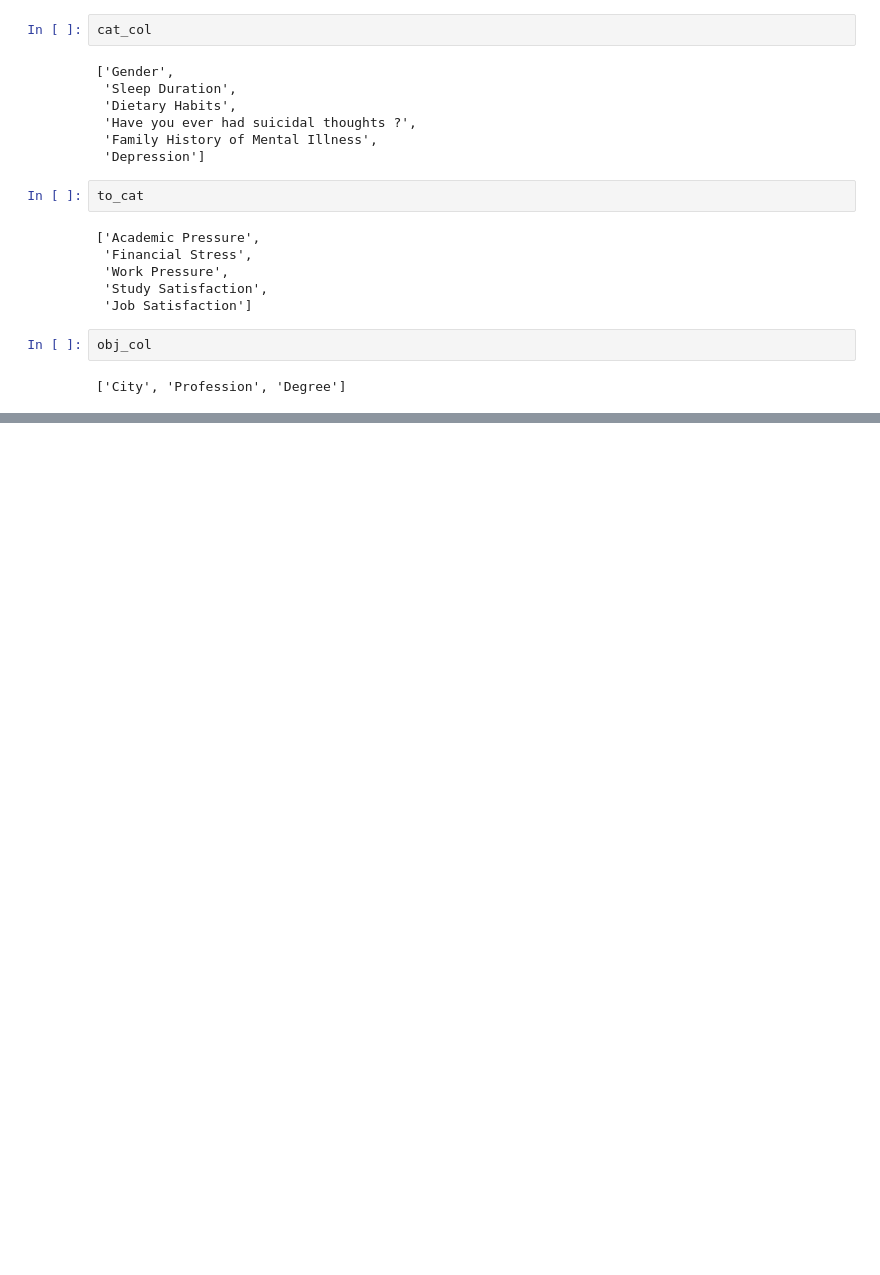
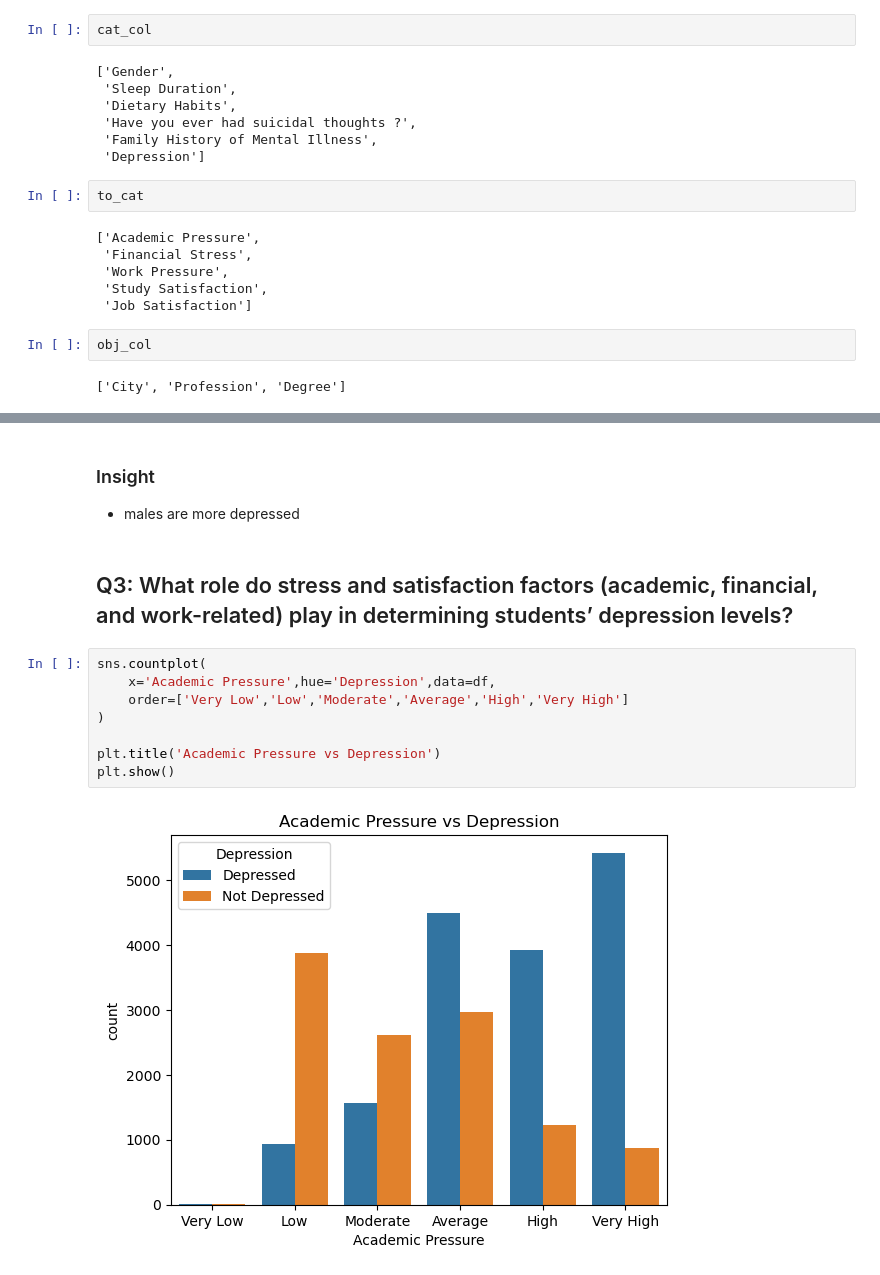
Before and after one commit to AkhileshDesai19/Student_depression_Data_Analysis, a Jupyter notebook: student_depression_analysis.ipynb, the cells around one changed output, grey strips where cells are left out. Drawn from its saved outputs; the diff is of its cells as text; blank space fills up the shorter version.

```diff
--- a/student_depression_analysis.ipynb
+++ b/student_depression_analysis.ipynb
@@ -694,0 +729,16 @@ obj_col
+# %% [markdown]
+### Insight
+
+- males are more depressed
+# %% [markdown]
+## Q3: What role do stress and satisfaction factors (academic, financial, and work-related) play in determining students’ depression levels?
+# %%
+sns.countplot(
+    x='Academic Pressure',hue='Depression',data=df,
+    order=['Very Low','Low','Moderate','Average','High','Very High']
+)
+
+plt.title('Academic Pressure vs Depression')
+plt.show()
+# %% [output]
+[figure, added]
```
Also changed, not shown: parts of 50 cells of this notebook.
